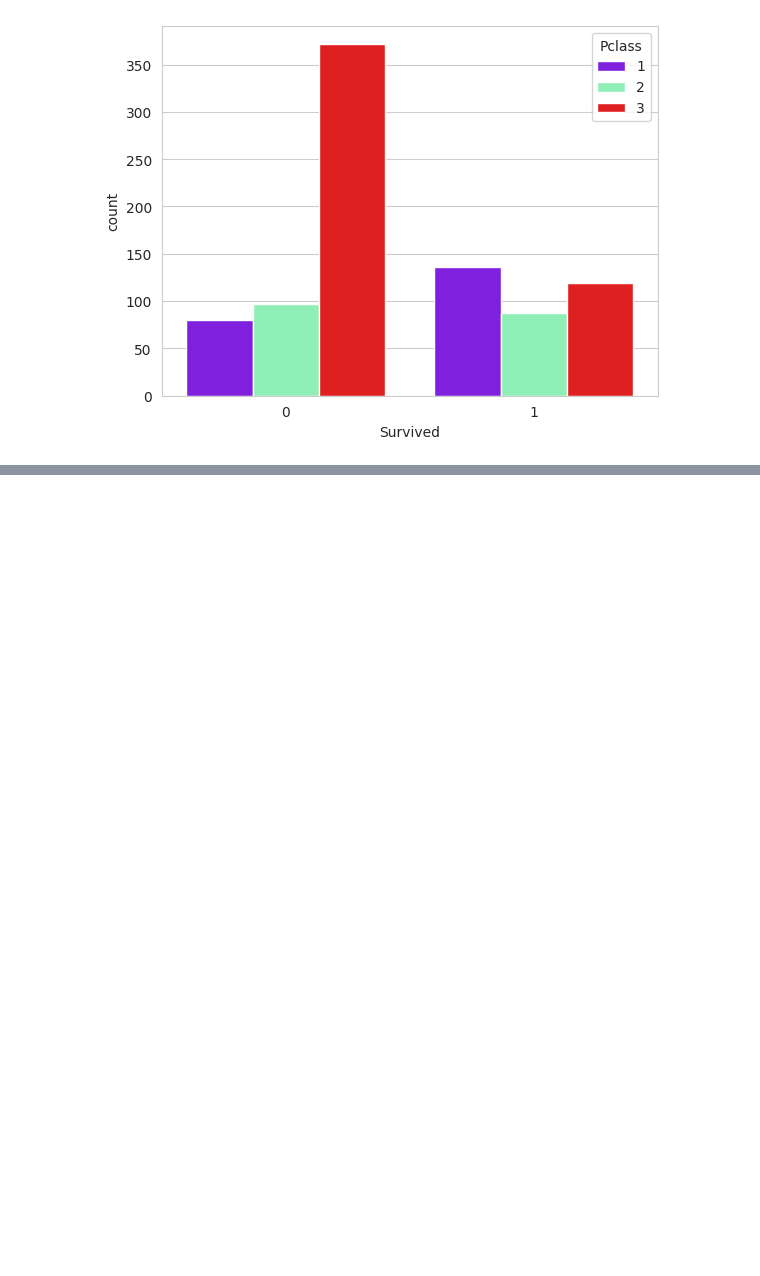
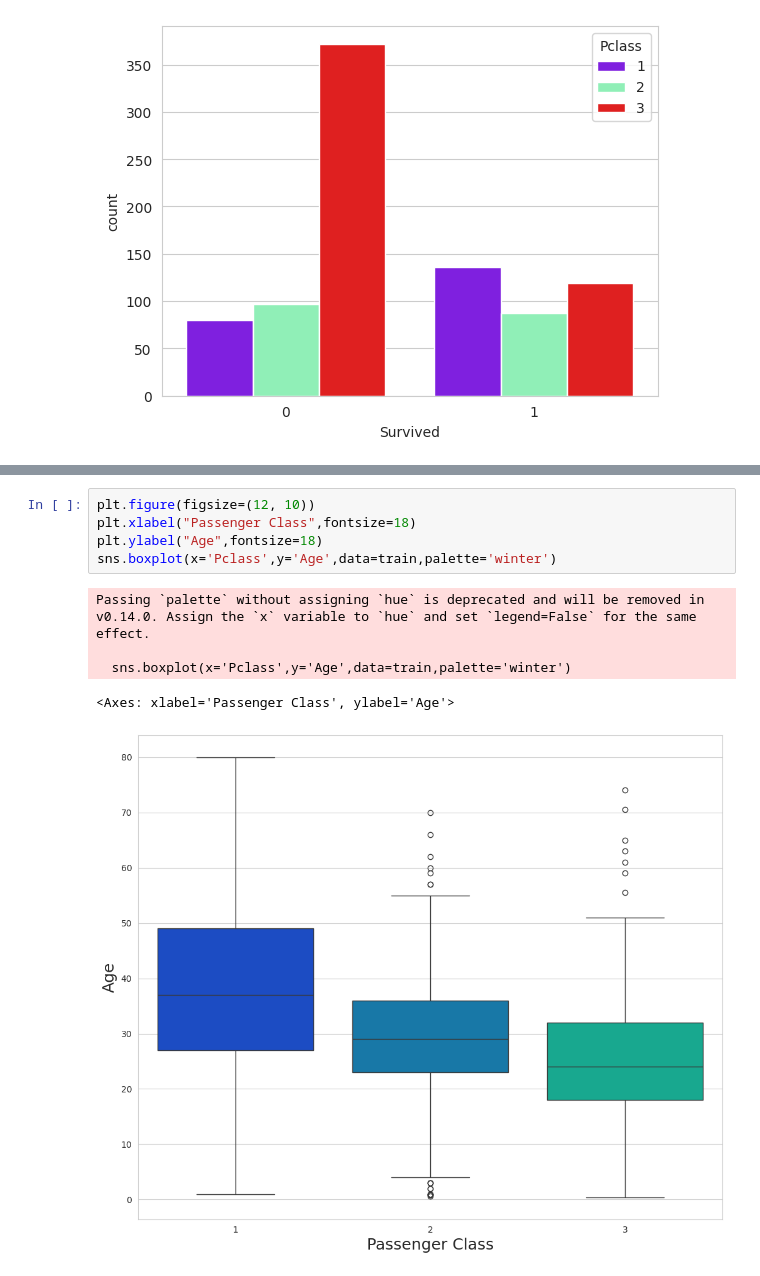
Before and after one commit to goliakash/AI-and-ML-, a Jupyter notebook: Lab_05.ipynb, the cells around one changed output, grey strips where cells are left out. Saved outputs shown, nothing was run; the diff lists cells and outputs as text; blank space fills up the shorter version.

```diff
--- a/Lab_05.ipynb
+++ b/Lab_05.ipynb
@@ -83,0 +116,11 @@ sns.countplot(x='Survived',hue='Pclass',data=train,palette='rainbow')
+# %%
+plt.figure(figsize=(12, 10))
+plt.xlabel("Passenger Class",fontsize=18)
+plt.ylabel("Age",fontsize=18)
+sns.boxplot(x='Pclass',y='Age',data=train,palette='winter')
+# %% [output]
+Passing `palette` without assigning `hue` is deprecated and will be removed in v0.14.0. Assign the `x` variable to `hue` and set `legend=False` for the same effect.
+
+  sns.boxplot(x='Pclass',y='Age',data=train,palette='winter')
+<Axes: xlabel='Passenger Class', ylabel='Age'>
+[figure, added]
```
Also changed, not shown: parts of 7 cells of this notebook.
